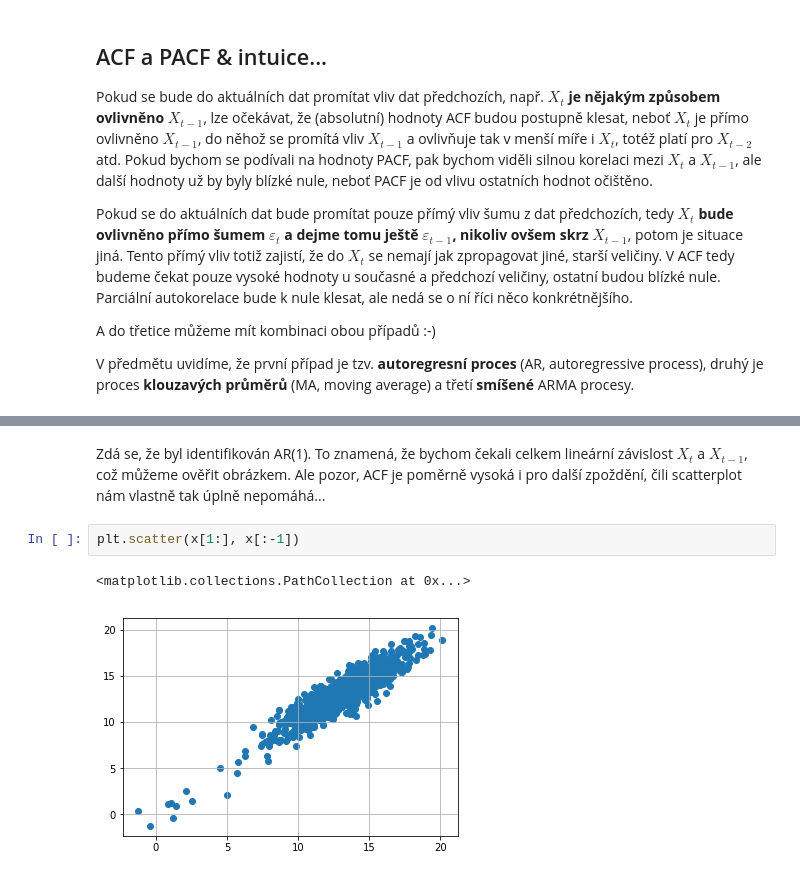
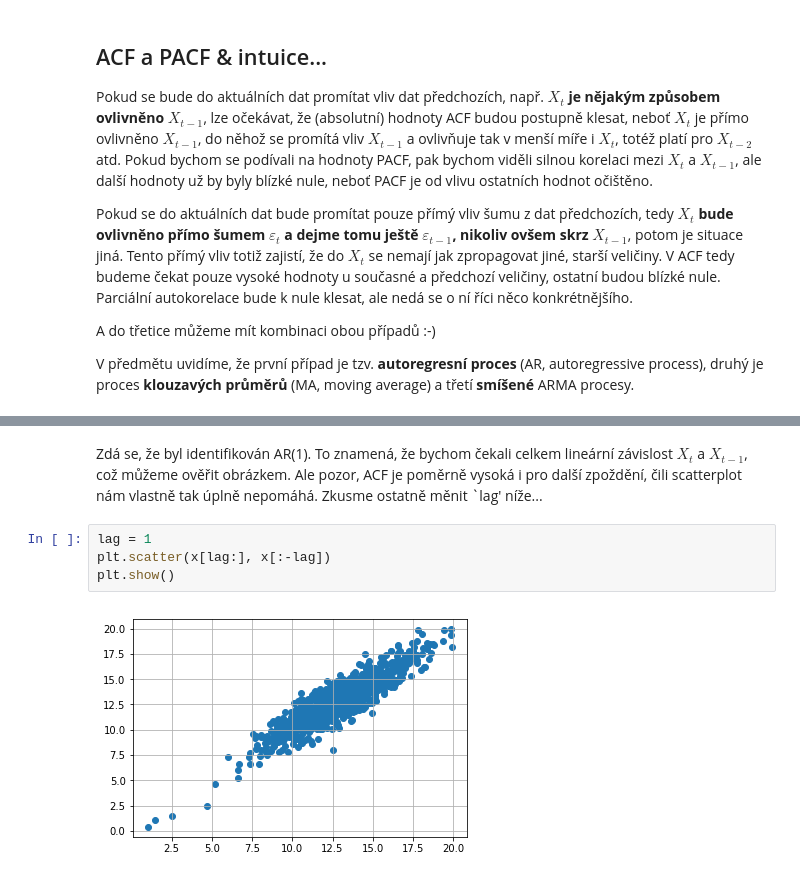
Before and after one commit to kamil-dedecius/mi-scr, a Jupyter notebook: prednasky/3.ipynb, the cells around one changed output, grey strips where cells are left out. Cells and saved outputs as stored; diff of their text form.

```diff
--- a/prednasky/3.ipynb
+++ b/prednasky/3.ipynb
@@ -236,10 +244,11 @@ odhad variance: 5.263 (std: 2.294)
 # %% [markdown]
-Zdá se, že byl identifikován AR(1). To znamená, že bychom čekali celkem lineární závislost $X_t$ a $X_{t-1}$, což můžeme ověřit obrázkem. Ale pozor, ACF je poměrně vysoká i pro další zpoždění, čili scatterplot nám vlastně tak úplně nepomáhá...
+Zdá se, že byl identifikován AR(1). To znamená, že bychom čekali celkem lineární závislost $X_t$ a $X_{t-1}$, což můžeme ověřit obrázkem. Ale pozor, ACF je poměrně vysoká i pro další zpoždění, čili scatterplot nám vlastně tak úplně nepomáhá. Zkusme ostatně měnit `lag' níže...
-# %%
-plt.scatter(x[1:], x[:-1])
-# %% [output]
-<matplotlib.collections.PathCollection at 0x...>
-[figure, removed]
+# %%
+lag = 1
+plt.scatter(x[lag:], x[:-lag])
+plt.show()
+# %% [output]
+[figure, added]
 # %% [markdown]
 ### Příklad - AR(2)
 
```
Also changed, not shown: parts of 8 cells of this notebook.
